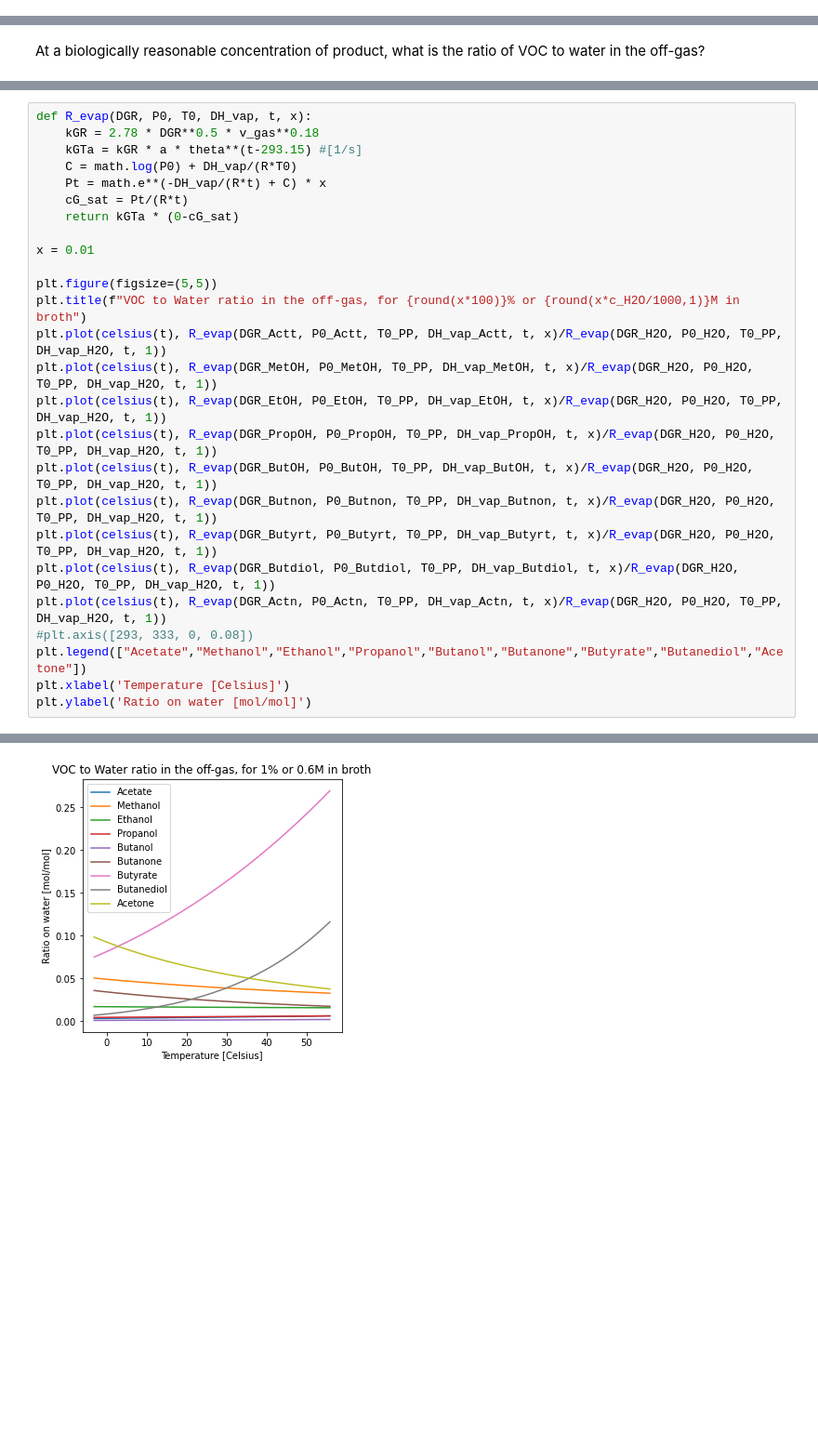
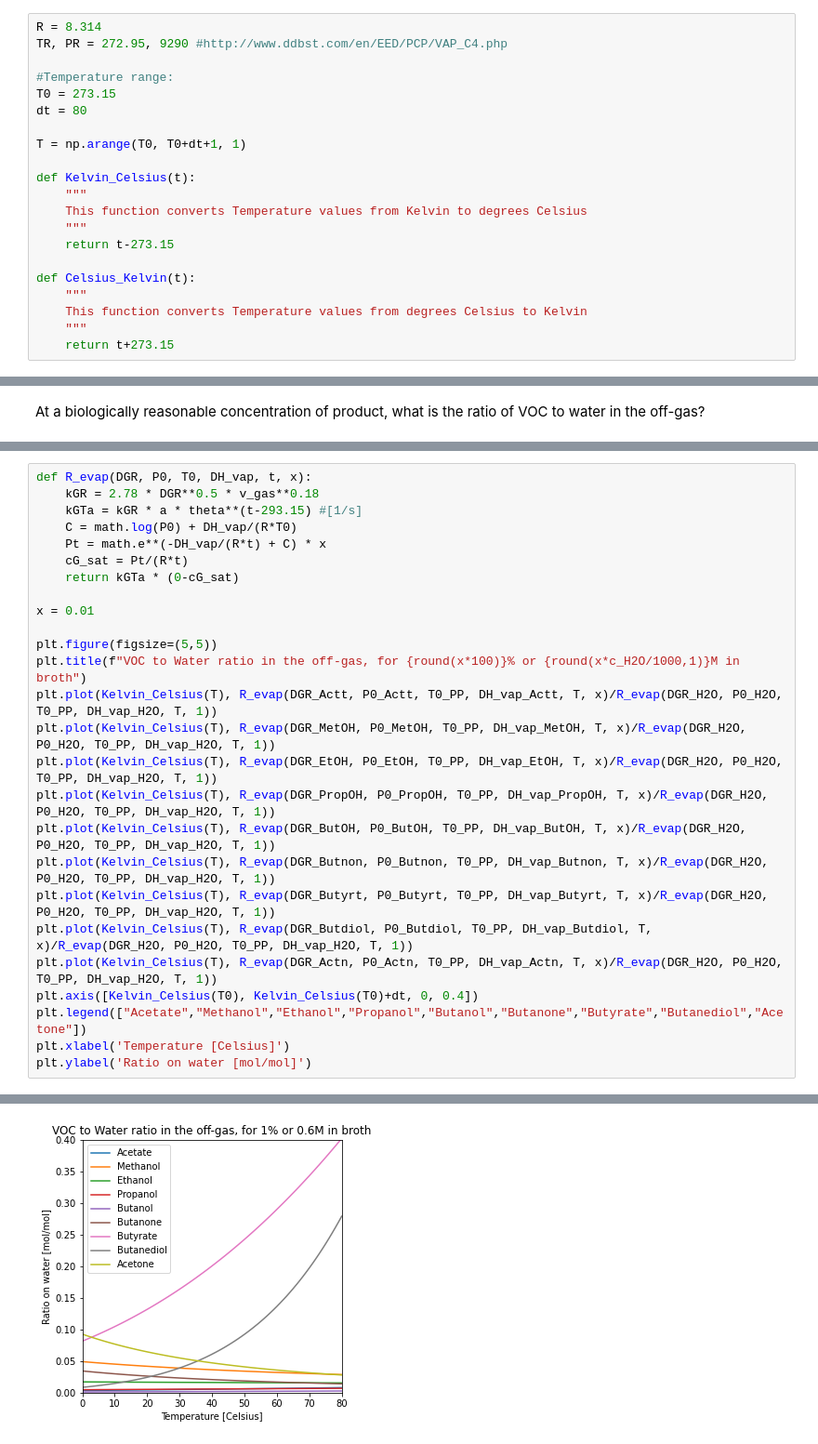
Before and after one commit to biosustain/CO2_fixation_models, a Jupyter notebook: Scripts/S3B_TempChangeDiffusionCoefAir.ipynb, the cells around one changed output, grey strips where cells are left out. Shown at 93% size. Cells and saved outputs as stored; diff of their text form; blank space fills up the shorter version.

Commit message:
Temperature changes S3

```diff
--- a/Scripts/S3B_TempChangeDiffusionCoefAir.ipynb
+++ b/Scripts/S3B_TempChangeDiffusionCoefAir.ipynb
@@ -2,6 +2,27 @@
 import matplotlib.pyplot as plt
 import numpy as np
 import math
+# %%
+R = 8.314
+TR, PR = 272.95, 9290 #http://www.ddbst.com/en/EED/PCP/VAP_C4.php
+
+#Temperature range:
+T0 = 273.15
+dt = 80
+
+T = np.arange(T0, T0+dt+1, 1)
+
+def Kelvin_Celsius(t):
+    """
+    This function converts Temperature values from Kelvin to degrees Celsius
+    """
+    return t-273.15
+
+def Celsius_Kelvin(t):
+    """
+    This function converts Temperature values from degrees Celsius to Kelvin
+    """
+    return t+273.15
 # %%
 # Diffusion coefficients in air as formula's at atmospheric pressure
 # REF: Carl L. Yaws Transport Properties of Chemicals and Hydrocarbons. DOI: 10.1016/B978-0-323-28658-9.00010-X, Chapter 10: Diffusion Coefficient in Air – Organic Compounds
@@ -197,29 +218,29 @@ Text(0, 0.5, 'Ratio on water [mol/mol]')
 # %%
 def R_evap(DGR, P0, T0, DH_vap, t, x):
     kGR = 2.78 * DGR**0.5 * v_gas**0.18
     kGTa = kGR * a * theta**(t-293.15) #[1/s]
     C = math.log(P0) + DH_vap/(R*T0)
     Pt = math.e**(-DH_vap/(R*t) + C) * x
     cG_sat = Pt/(R*t)
     return kGTa * (0-cG_sat)
 
 x = 0.01
 
 plt.figure(figsize=(5,5))
 plt.title(f"VOC to Water ratio in the off-gas, for {round(x*100)}% or {round(x*c_H2O/1000,1)}M in broth")
-plt.plot(celsius(t), R_evap(DGR_Actt, P0_Actt, T0_PP, DH_vap_Actt, t, x)/R_evap(DGR_H2O, P0_H2O, T0_PP, DH_vap_H2O, t, 1))
-plt.plot(celsius(t), R_evap(DGR_MetOH, P0_MetOH, T0_PP, DH_vap_MetOH, t, x)/R_evap(DGR_H2O, P0_H2O, T0_PP, DH_vap_H2O, t, 1))
-plt.plot(celsius(t), R_evap(DGR_EtOH, P0_EtOH, T0_PP, DH_vap_EtOH, t, x)/R_evap(DGR_H2O, P0_H2O, T0_PP, DH_vap_H2O, t, 1))
-plt.plot(celsius(t), R_evap(DGR_PropOH, P0_PropOH, T0_PP, DH_vap_PropOH, t, x)/R_evap(DGR_H2O, P0_H2O, T0_PP, DH_vap_H2O, t, 1))
-plt.plot(celsius(t), R_evap(DGR_ButOH, P0_ButOH, T0_PP, DH_vap_ButOH, t, x)/R_evap(DGR_H2O, P0_H2O, T0_PP, DH_vap_H2O, t, 1))
-plt.plot(celsius(t), R_evap(DGR_Butnon, P0_Butnon, T0_PP, DH_vap_Butnon, t, x)/R_evap(DGR_H2O, P0_H2O, T0_PP, DH_vap_H2O, t, 1))
-plt.plot(celsius(t), R_evap(DGR_Butyrt, P0_Butyrt, T0_PP, DH_vap_Butyrt, t, x)/R_evap(DGR_H2O, P0_H2O, T0_PP, DH_vap_H2O, t, 1))
-plt.plot(celsius(t), R_evap(DGR_Butdiol, P0_Butdiol, T0_PP, DH_vap_Butdiol, t, x)/R_evap(DGR_H2O, P0_H2O, T0_PP, DH_vap_H2O, t, 1))
-plt.plot(celsius(t), R_evap(DGR_Actn, P0_Actn, T0_PP, DH_vap_Actn, t, x)/R_evap(DGR_H2O, P0_H2O, T0_PP, DH_vap_H2O, t, 1))
-#plt.axis([293, 333, 0, 0.08])
+plt.plot(Kelvin_Celsius(T), R_evap(DGR_Actt, P0_Actt, T0_PP, DH_vap_Actt, T, x)/R_evap(DGR_H2O, P0_H2O, T0_PP, DH_vap_H2O, T, 1))
+plt.plot(Kelvin_Celsius(T), R_evap(DGR_MetOH, P0_MetOH, T0_PP, DH_vap_MetOH, T, x)/R_evap(DGR_H2O, P0_H2O, T0_PP, DH_vap_H2O, T, 1))
+plt.plot(Kelvin_Celsius(T), R_evap(DGR_EtOH, P0_EtOH, T0_PP, DH_vap_EtOH, T, x)/R_evap(DGR_H2O, P0_H2O, T0_PP, DH_vap_H2O, T, 1))
+plt.plot(Kelvin_Celsius(T), R_evap(DGR_PropOH, P0_PropOH, T0_PP, DH_vap_PropOH, T, x)/R_evap(DGR_H2O, P0_H2O, T0_PP, DH_vap_H2O, T, 1))
+plt.plot(Kelvin_Celsius(T), R_evap(DGR_ButOH, P0_ButOH, T0_PP, DH_vap_ButOH, T, x)/R_evap(DGR_H2O, P0_H2O, T0_PP, DH_vap_H2O, T, 1))
+plt.plot(Kelvin_Celsius(T), R_evap(DGR_Butnon, P0_Butnon, T0_PP, DH_vap_Butnon, T, x)/R_evap(DGR_H2O, P0_H2O, T0_PP, DH_vap_H2O, T, 1))
+plt.plot(Kelvin_Celsius(T), R_evap(DGR_Butyrt, P0_Butyrt, T0_PP, DH_vap_Butyrt, T, x)/R_evap(DGR_H2O, P0_H2O, T0_PP, DH_vap_H2O, T, 1))
+plt.plot(Kelvin_Celsius(T), R_evap(DGR_Butdiol, P0_Butdiol, T0_PP, DH_vap_Butdiol, T, x)/R_evap(DGR_H2O, P0_H2O, T0_PP, DH_vap_H2O, T, 1))
+plt.plot(Kelvin_Celsius(T), R_evap(DGR_Actn, P0_Actn, T0_PP, DH_vap_Actn, T, x)/R_evap(DGR_H2O, P0_H2O, T0_PP, DH_vap_H2O, T, 1))
+plt.axis([Kelvin_Celsius(T0), Kelvin_Celsius(T0)+dt, 0, 0.4])
 plt.legend(["Acetate","Methanol","Ethanol","Propanol","Butanol","Butanone","Butyrate","Butanediol","Acetone"])
 plt.xlabel('Temperature [Celsius]')
 plt.ylabel('Ratio on water [mol/mol]')
 # %% [output]
 Text(0, 0.5, 'Ratio on water [mol/mol]')
-[figure, old version]
+[figure, new version]
```
Also changed, not shown: parts of 5 cells of this notebook, 1 other file.
